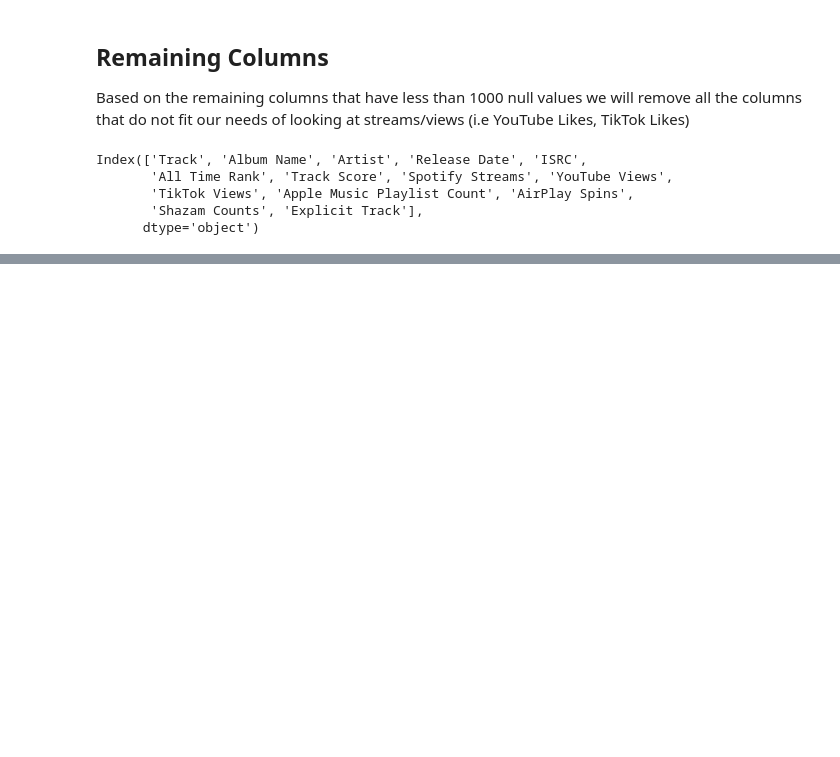
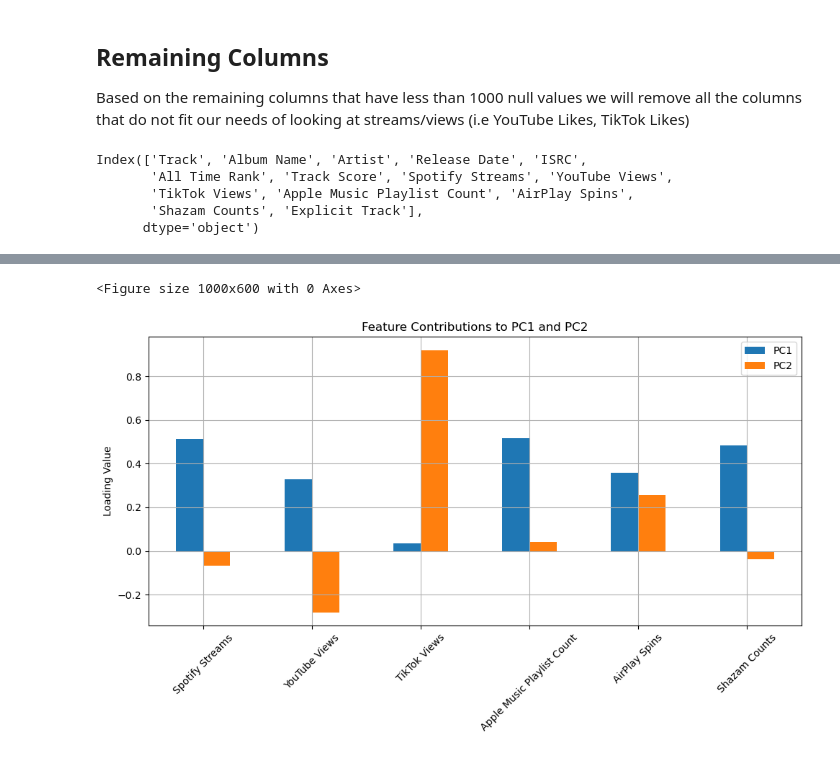
Before and after one commit to AdenAthar/trendify, a Jupyter notebook: Trendify.ipynb, the cells around one changed output, grey strips where cells are left out. Drawn from its saved outputs; the diff is of its cells as text; code cells hidden in the pictures; blank space fills up the shorter version.

```diff
--- a/Trendify.ipynb
+++ b/Trendify.ipynb
@@ -473,0 +237,22 @@ plt.show()
+# %%
+import seaborn as sns
+
+# Define loadings (contributions of each feature to each principal component)
+loadings = pd.DataFrame(
+    pca.components_.T,  # transpose to get features as rows
+    index=X.columns,    # use feature names as index
+    columns=[f'PC{i+1}' for i in range(pca.n_components_)]
+)
+
+# Plot top 2 principal components' loadings
+plt.figure(figsize=(10, 6))
+loadings[['PC1', 'PC2']].plot(kind='bar', figsize=(10, 6))
+plt.title('Feature Contributions to PC1 and PC2')
+plt.ylabel('Loading Value')
+plt.xticks(rotation=45)
+plt.grid(True)
+plt.tight_layout()
+plt.show()
+# %% [output]
+<Figure size 1000x600 with 0 Axes>
+[figure, added]
```
Also changed, not shown: parts of 15 cells of this notebook, 3 other files.
